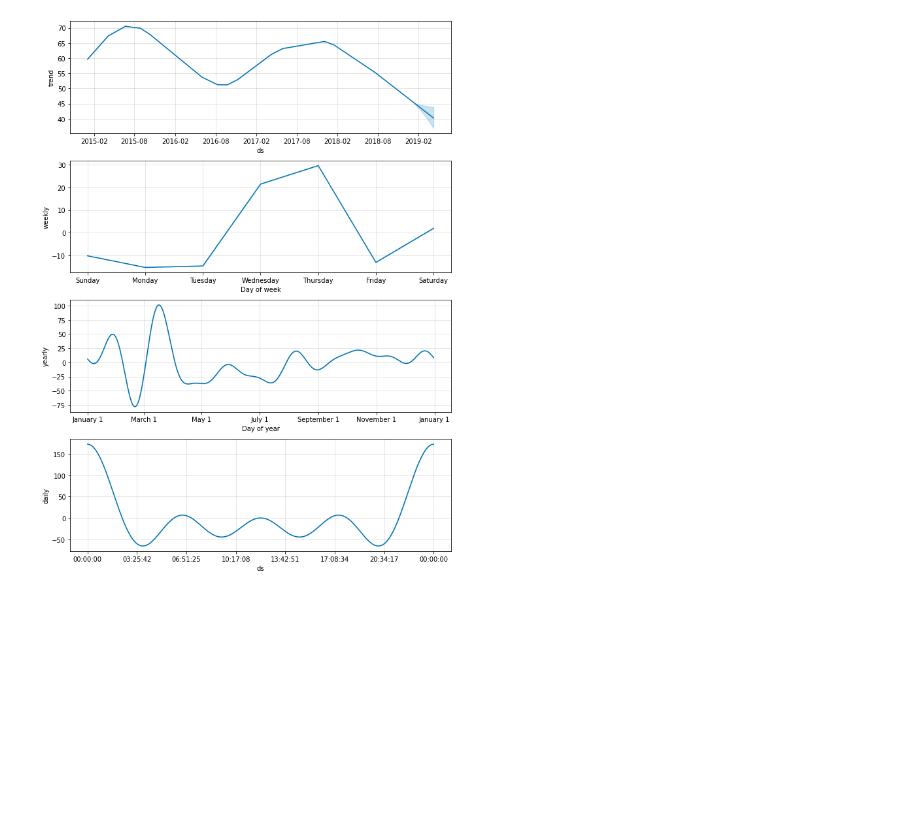
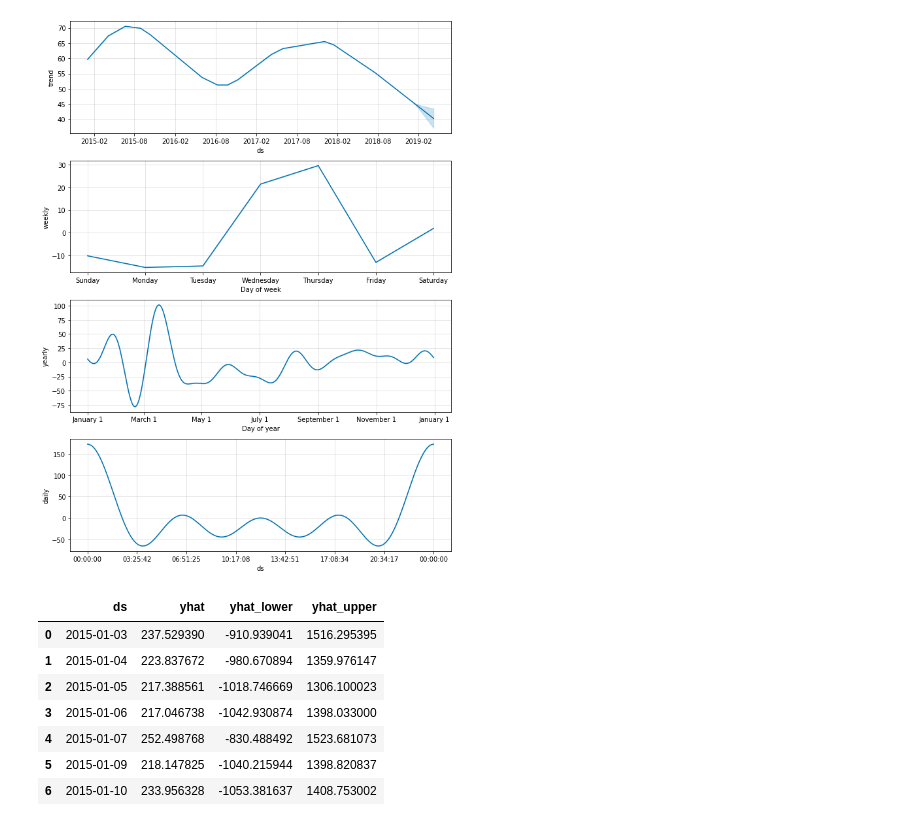
Before and after one commit to Layusmen/Data-Analysis, a Jupyter notebook: superstore-sales-analysis.ipynb, the cells around one changed output. Cells and saved outputs as stored; diff of their text form; code cells hidden in the pictures; blank space fills up the shorter version.

```diff
--- a/superstore-sales-analysis.ipynb
+++ b/superstore-sales-analysis.ipynb
@@ -550,2 +611,13 @@ plt2 = m.plot_components(forecast)
 # %% [output]
 [figure]
+# %%
+forecast[['ds', 'yhat', 'yhat_lower', 'yhat_upper']].head(7)
+# %% [output]
+|  | ds | yhat | yhat_lower | yhat_upper |
+| 0 | 2015-01-03 | 237.529390 | -910.939041 | 1516.295395 |
+| 1 | 2015-01-04 | 223.837672 | -980.670894 | 1359.976147 |
+| 2 | 2015-01-05 | 217.388561 | -1018.746669 | 1306.100023 |
+| 3 | 2015-01-06 | 217.046738 | -1042.930874 | 1398.033000 |
+| 4 | 2015-01-07 | 252.498768 | -830.488492 | 1523.681073 |
+| 5 | 2015-01-09 | 218.147825 | -1040.215944 | 1398.820837 |
+| 6 | 2015-01-10 | 233.956328 | -1053.381637 | 1408.753002 |
```
Also changed, not shown: parts of 55 cells of this notebook.
